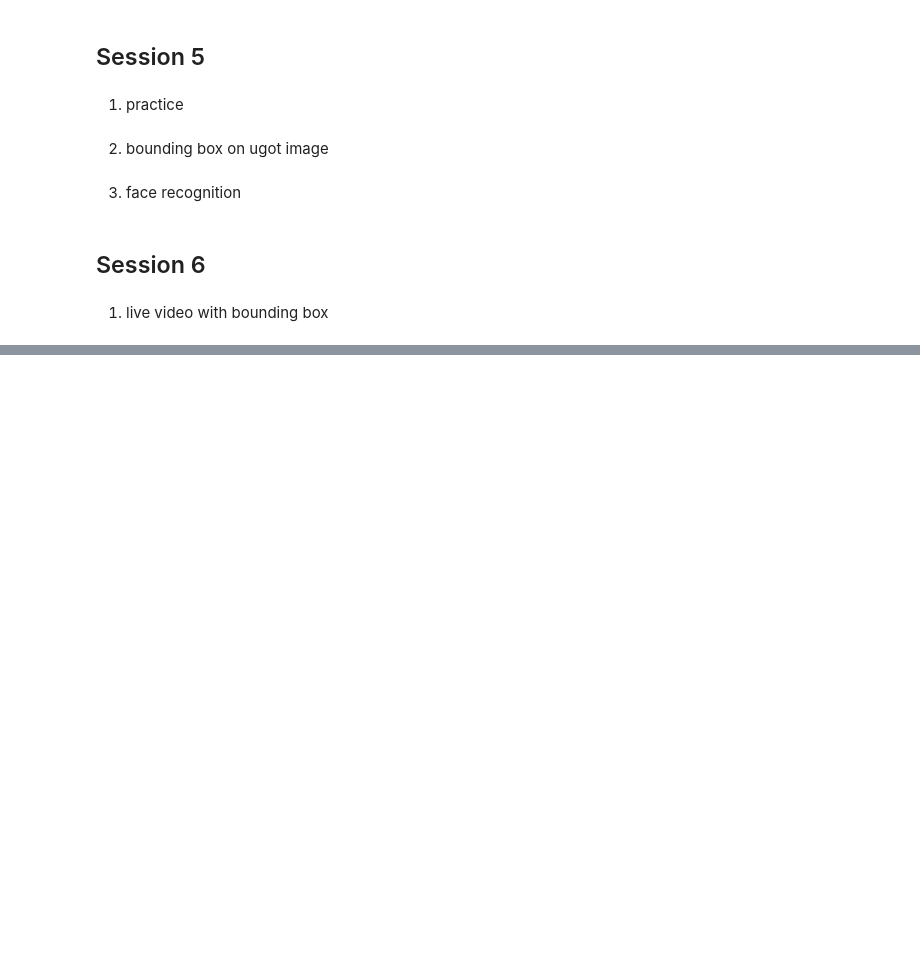
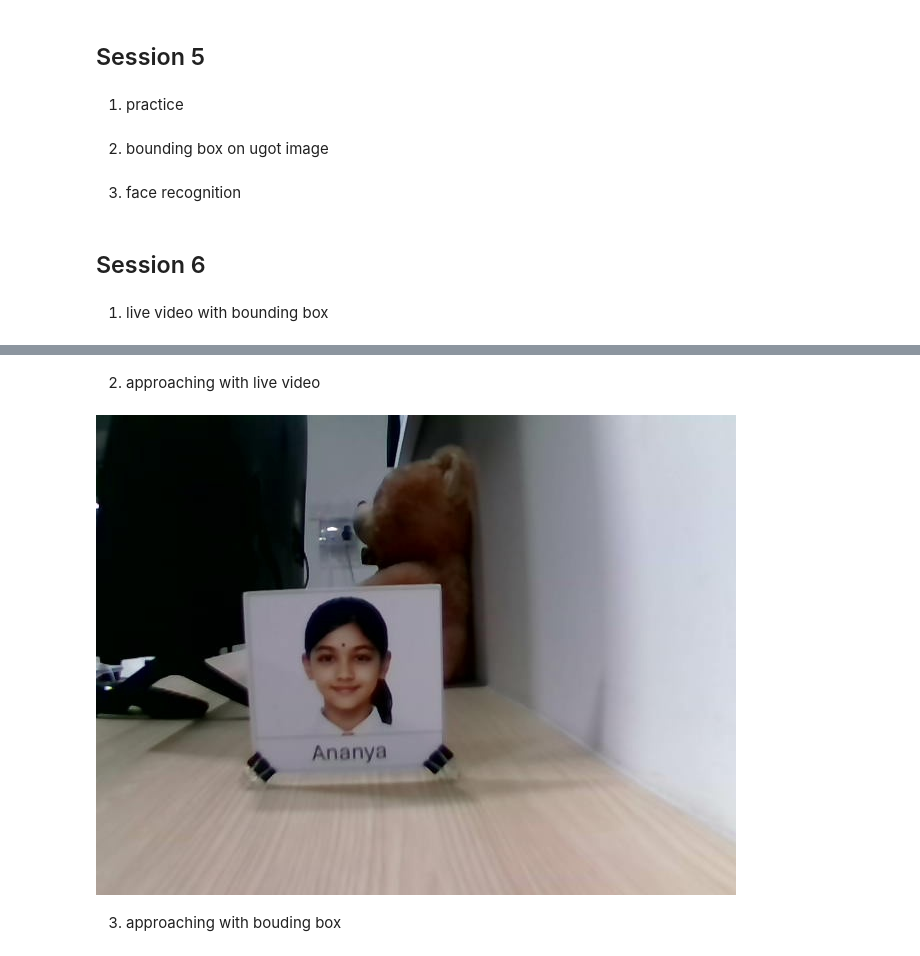
Before and after one commit to mblijian/VS-Code, a Jupyter notebook: L4T1/L4213T2_Wed_6pm.ipynb, the cells around one changed output, grey strips where cells are left out. Saved outputs shown, nothing was run; the diff lists cells and outputs as text; code cells hidden in the pictures; blank space fills up the shorter version.

```diff
--- a/L4T1/L4213T2_Wed_6pm.ipynb
+++ b/L4T1/L4213T2_Wed_6pm.ipynb
@@ -1572,0 +1571,32 @@ for i in range(100):
+# %% [markdown]
+2. approaching with live video
+# %%
+# get ready block
+import time
+got.load_models(["face_recognition"])
+got.open_camera()
+print("The camera is on.")
+
+while True:
+    # take photo block
+    picture_raw = got.read_camera_data()
+    if picture_raw is None:
+        continue
+    picture_1D = np.frombuffer(picture_raw,np.uint8)
+    picture_bgr = cv2.imdecode(picture_1D,cv2.IMREAD_COLOR)
+
+    face_info = got.get_face_recognition_total_info()
+    if face_info and face_info[0][4] > 70:
+        got.mecanum_stop()
+        break
+    got.mecanum_move_xyz(0, 25, 0)
+    time.sleep(0.1)
+
+    # show the video block
+    ok,picture_jpg = cv2.imencode(".jpg",picture_bgr)
+    display(Image(picture_jpg.tobytes()))
+    clear_output(True)
+# %% [output]
+[figure, added]
+# %% [markdown]
+3. approaching with bouding box
```
Also changed, not shown: parts of 2 cells of this notebook.
